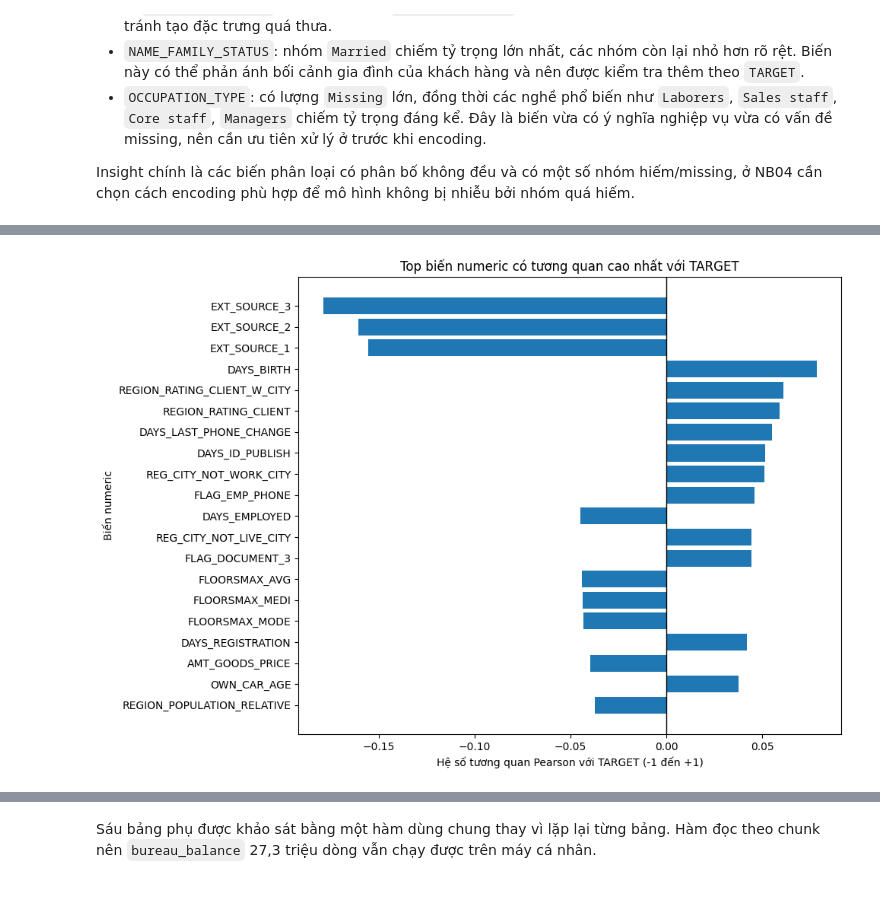
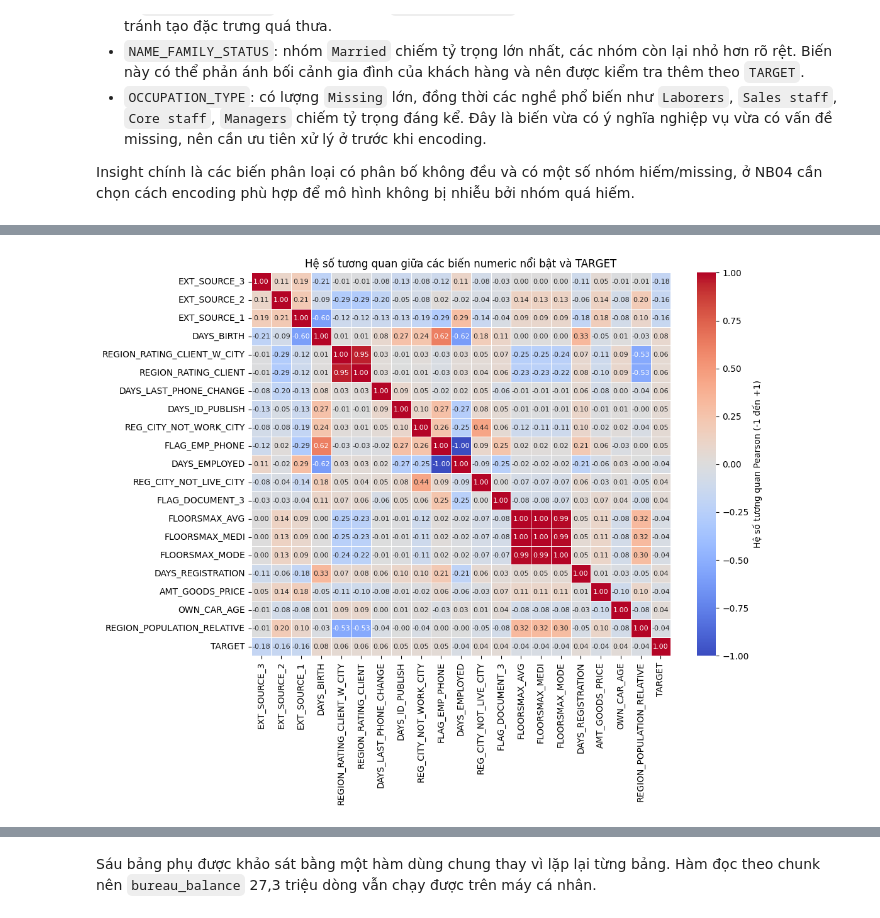
Before and after one commit to thanhhung9720001-collab/credit-risk-classifier, a Jupyter notebook: notebooks/01_data_understanding.ipynb, the cells around one changed output, grey strips where cells are left out. Cells and saved outputs as stored; diff of their text form; code cells hidden in the pictures.

```diff
--- a/notebooks/01_data_understanding.ipynb
+++ b/notebooks/01_data_understanding.ipynb
@@ -102,12 +114,13 @@ Sơ đồ bên dưới tóm tắt quan hệ giữa bảng chính và các bảng
 Đoạn code bên dưới đọc bảng `application_train`, bảng trung tâm có chứa biến mục tiêu `TARGET`.
 # %%
-app_train_path = DATA_RAW / "application_train.csv"
-app_train_encoding = detect_csv_encoding(app_train_path)
-app_train = pd.read_csv(app_train_path, encoding=app_train_encoding)
+app_train = pd.read_csv(DATA_RAW / "application_train.csv")
 
 print("Số dòng:", app_train.shape[0])
 print("Số cột:", app_train.shape[1])
-print("RAM sử dụng (MB):", round(app_train.memory_usage(deep=True).sum() / 1024**2, 1))
+print(
+    "RAM sử dụng (MB):",
+    round(app_train.memory_usage(deep=True).sum() / 1024**2, 1),
+)
 
-app_train.T
+app_train.head()
 # %% [output]
@@ -515,13 +527,23 @@ top_corr.round(2)
 # %%
-plt.figure(figsize=(10, 7))
-plt.barh(top_corr["Cột"], top_corr["Correlation với TARGET"])
-plt.gca().invert_yaxis()
-plt.axvline(0, color="black", linewidth=1)
-plt.xlabel("Hệ số tương quan Pearson với TARGET (-1 đến +1)")
-plt.ylabel("Biến numeric")
-plt.title("Top biến numeric có tương quan cao nhất với TARGET")
+heatmap_columns = top_corr["Cột"].head(20).tolist()
+heatmap_columns.append("TARGET")
+
+plt.figure(figsize=(11, 9))
+sns.heatmap(
+    app_train[heatmap_columns].corr(),
+    cmap="coolwarm",
+    center=0,
+    vmin=-1,
+    vmax=1,
+    annot=True,
+    fmt=".2f",
+    annot_kws={"size": 8},
+    linewidths=0.5,
+    cbar_kws={"label": "Hệ số tương quan Pearson (-1 đến +1)"},
+)
+plt.title("Hệ số tương quan giữa các biến numeric nổi bật và TARGET")
 plt.tight_layout()
 plt.show()
 # %% [output]
-[figure, old version]
+[figure, new version]
 # %% [markdown]
```
Also changed, not shown: parts of 68 cells of this notebook.
